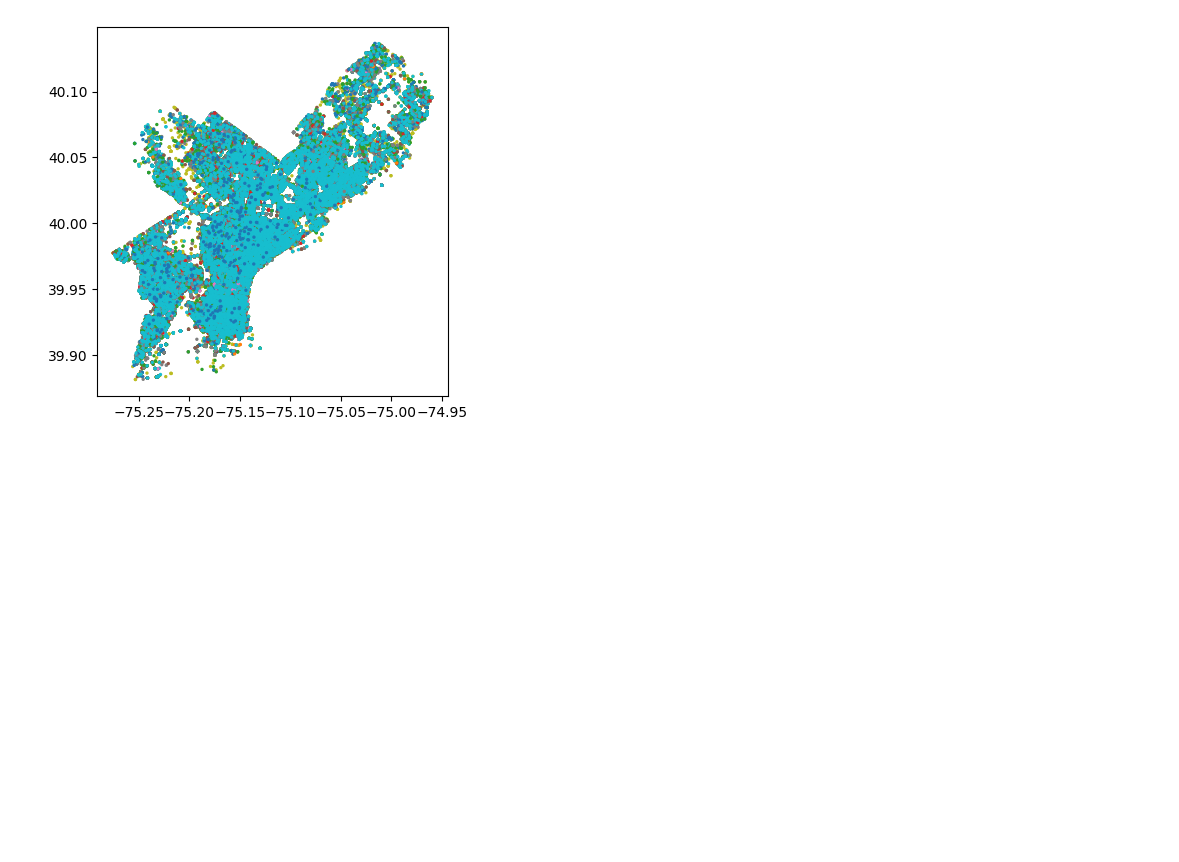
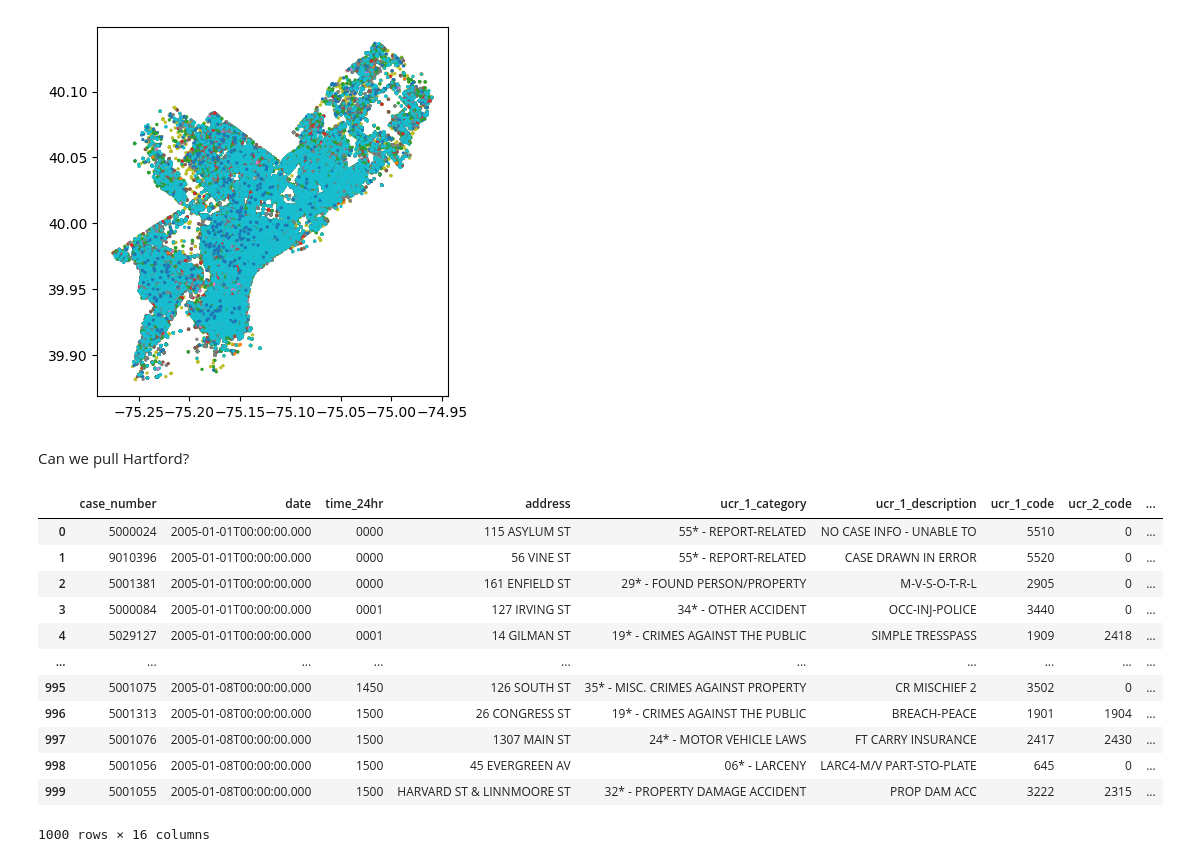
Before and after one commit to cllghn/datasets, a Jupyter notebook: pd-city-data.ipynb, the cells around one changed output. Cells and saved outputs as stored; diff of their text form; code cells hidden in the pictures; blank space fills up the shorter version.

```diff
--- a/pd-city-data.ipynb
+++ b/pd-city-data.ipynb
@@ -59,3 +77,23 @@ gdf.plot(column='ucr_general', marker='o', markersize=2)
 # %% [output]
 <Axes: >
 [figure]
+# %% [markdown]
+Can we pull Hartford?
+# %%
+hartford = requests.get("https://data.hartford.gov/resource/889t-nwfu.json").json()
+df_hartford = DataFrame.from_dict(hartford)
+df_hartford
+# %% [output]
+|  | case_number | date | time_24hr | address | ucr_1_category | ucr_1_description | ucr_1_code | ucr_2_code | ... |
+| 0 | 5000024 | 2005-01-01T00:00:00.000 | 0000 | 115 ASYLUM ST | 55* - REPORT-RELATED | NO CASE INFO - UNABLE TO | 5510 | 0 | ... |
+| 1 | 9010396 | 2005-01-01T00:00:00.000 | 0000 | 56 VINE ST | 55* - REPORT-RELATED | CASE DRAWN IN ERROR | 5520 | 0 | ... |
+| 2 | 5001381 | 2005-01-01T00:00:00.000 | 0000 | 161 ENFIELD ST | 29* - FOUND PERSON/PROPERTY | M-V-S-O-T-R-L | 2905 | 0 | ... |
+| 3 | 5000084 | 2005-01-01T00:00:00.000 | 0001 | 127 IRVING ST | 34* - OTHER ACCIDENT | OCC-INJ-POLICE | 3440 | 0 | ... |
+| 4 | 5029127 | 2005-01-01T00:00:00.000 | 0001 | 14 GILMAN ST | 19* - CRIMES AGAINST THE PUBLIC | SIMPLE TRESSPASS | 1909 | 2418 | ... |
+| ... | ... | ... | ... | ... | ... | ... | ... | ... | ... |
+| 995 | 5001075 | 2005-01-08T00:00:00.000 | 1450 | 126 SOUTH ST | 35* - MISC. CRIMES AGAINST PROPERTY | CR MISCHIEF 2 | 3502 | 0 | ... |
+| 996 | 5001313 | 2005-01-08T00:00:00.000 | 1500 | 26 CONGRESS ST | 19* - CRIMES AGAINST THE PUBLIC | BREACH-PEACE | 1901 | 1904 | ... |
+| 997 | 5001076 | 2005-01-08T00:00:00.000 | 1500 | 1307 MAIN ST | 24* - MOTOR VEHICLE LAWS | FT CARRY INSURANCE | 2417 | 2430 | ... |
+| 998 | 5001056 | 2005-01-08T00:00:00.000 | 1500 | 45 EVERGREEN AV | 06* - LARCENY | LARC4-M/V PART-STO-PLATE | 645 | 0 | ... |
+| 999 | 5001055 | 2005-01-08T00:00:00.000 | 1500 | HARVARD ST & LINNMOORE ST | 32* - PROPERTY DAMAGE ACCIDENT | PROP DAM ACC | 3222 | 2315 | ... |
+1000 rows × 16 columns
```
Also changed, not shown: parts of 3 cells of this notebook.
